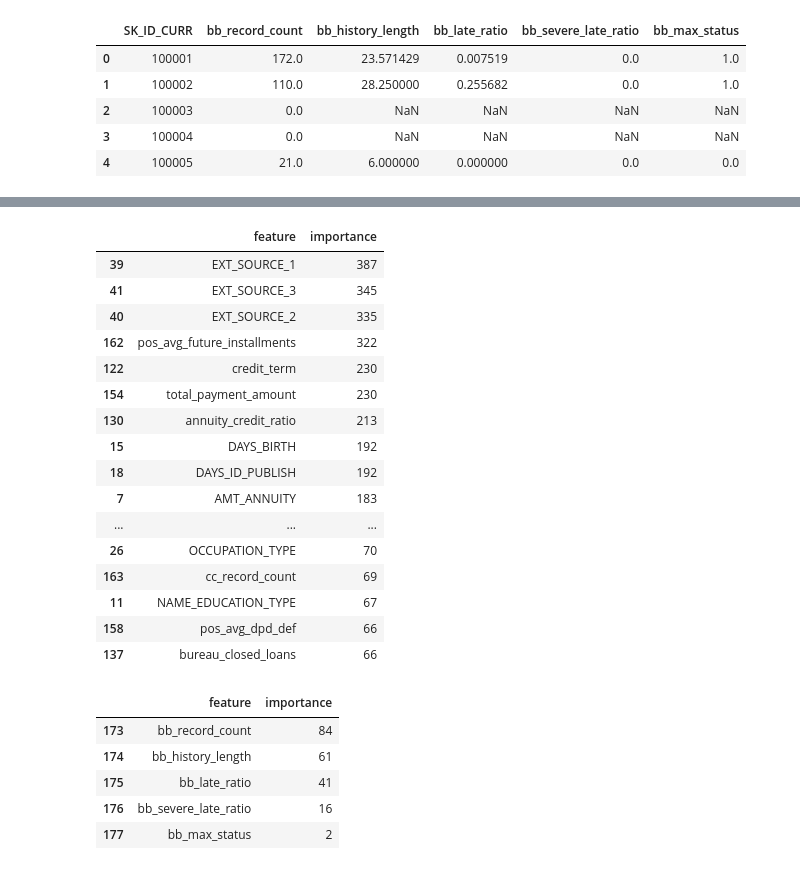
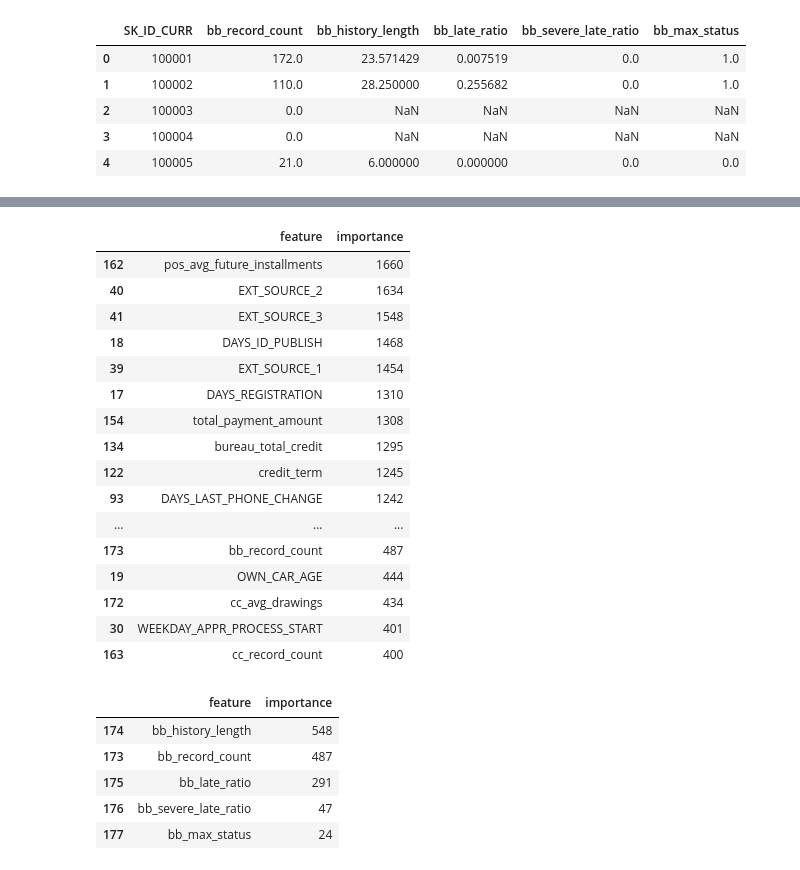
Before and after one commit to rabiadurgt/creditguard-ai, a Jupyter notebook: notebooks/03_feature_engineering.ipynb, the cells around one changed output, grey strips where cells are left out. Cells and saved outputs as stored; diff of their text form; code cells hidden in the pictures.

```diff
--- a/notebooks/03_feature_engineering.ipynb
+++ b/notebooks/03_feature_engineering.ipynb
@@ -491,50 +491,50 @@ bb_features.describe().T
 # %%
 from src.preprocessing.prepare_dataset import (
     prepare_dataset
 )
 
 from src.models.feature_importance import (
     get_feature_importance
 )
 
 import joblib
 
 df = prepare_dataset(
     "../data/processed/train_feature_store.parquet"
 )
 
 X = df.drop(columns=["TARGET"])
 
 feature_names = X.columns
 
 model = joblib.load(
-    "../artifacts/models/lgbm_baseline.pkl"
+    "../artifacts/models/lgbm_tuned.pkl"
 )
 
 importance_df = get_feature_importance(
     model,
     feature_names
 )
 
 importance_df.head(50)
 # %% [output]
 |  | feature | importance |
-| 39 | EXT_SOURCE_1 | 387 |
-| 41 | EXT_SOURCE_3 | 345 |
-| 40 | EXT_SOURCE_2 | 335 |
-| 162 | pos_avg_future_installments | 322 |
-| 122 | credit_term | 230 |
-| 154 | total_payment_amount | 230 |
-| 130 | annuity_credit_ratio | 213 |
-| 15 | DAYS_BIRTH | 192 |
-| 18 | DAYS_ID_PUBLISH | 192 |
-| 7 | AMT_ANNUITY | 183 |
+| 162 | pos_avg_future_installments | 1660 |
+| 40 | EXT_SOURCE_2 | 1634 |
+| 41 | EXT_SOURCE_3 | 1548 |
+| 18 | DAYS_ID_PUBLISH | 1468 |
+| 39 | EXT_SOURCE_1 | 1454 |
+| 17 | DAYS_REGISTRATION | 1310 |
+| 154 | total_payment_amount | 1308 |
+| 134 | bureau_total_credit | 1295 |
+| 122 | credit_term | 1245 |
+| 93 | DAYS_LAST_PHONE_CHANGE | 1242 |
 | ... | ... | ... |
-| 26 | OCCUPATION_TYPE | 70 |
-| 163 | cc_record_count | 69 |
-| 11 | NAME_EDUCATION_TYPE | 67 |
-| 158 | pos_avg_dpd_def | 66 |
-| 137 | bureau_closed_loans | 66 |
+| 173 | bb_record_count | 487 |
+| 19 | OWN_CAR_AGE | 444 |
+| 172 | cc_avg_drawings | 434 |
+| 30 | WEEKDAY_APPR_PROCESS_START | 401 |
+| 163 | cc_record_count | 400 |
 # %%
 importance_df[
     importance_df["feature"]
@@ -542,8 +542,8 @@ importance_df[
 ]
 # %% [output]
 |  | feature | importance |
-| 173 | bb_record_count | 84 |
-| 174 | bb_history_length | 61 |
-| 175 | bb_late_ratio | 41 |
-| 176 | bb_severe_late_ratio | 16 |
-| 177 | bb_max_status | 2 |
+| 174 | bb_history_length | 548 |
+| 173 | bb_record_count | 487 |
+| 175 | bb_late_ratio | 291 |
+| 176 | bb_severe_late_ratio | 47 |
+| 177 | bb_max_status | 24 |
```
Also changed, not shown: 6 other files.
